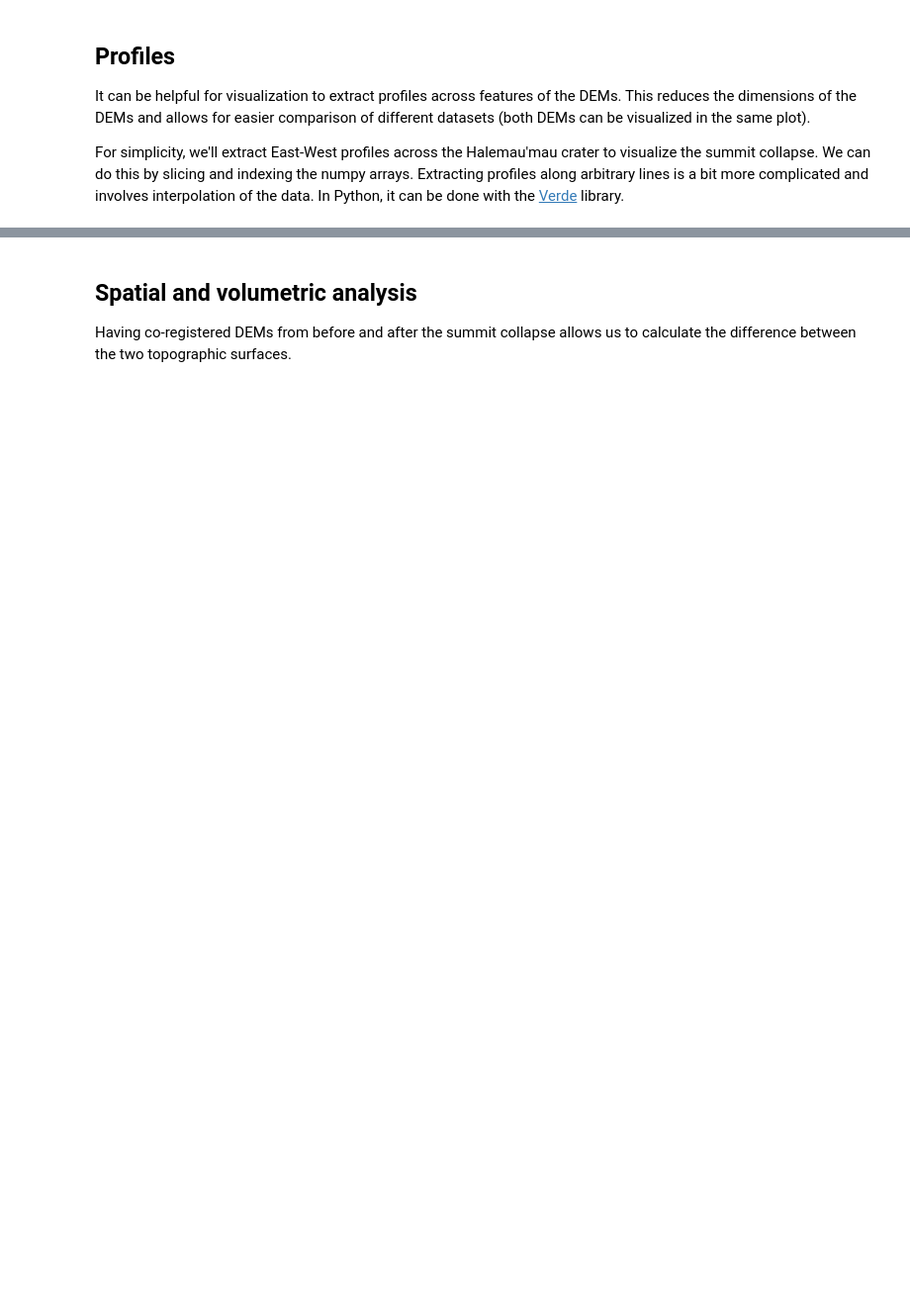
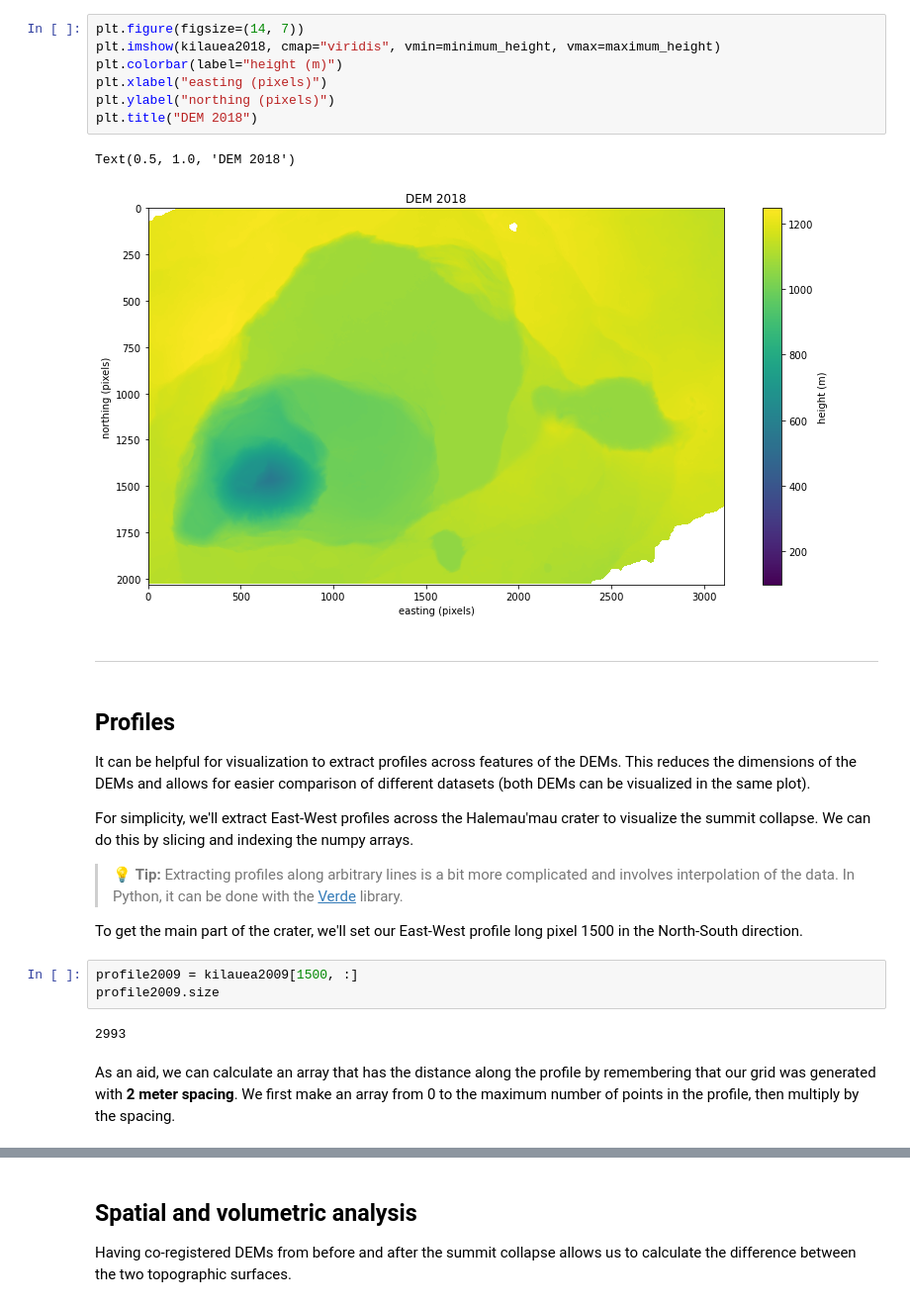
Before and after one commit to leouieda/remote-sensing, a Jupyter notebook: practicals/practical3.ipynb, the cells around one changed output, grey strips where cells are left out. Shown: that part at 99% size. Saved outputs shown, nothing was run; the diff lists cells and outputs as text; blank space fills up the shorter version.

```diff
--- a/practicals/practical3.ipynb
+++ b/practicals/practical3.ipynb
@@ -38,6 +144,29 @@ Make pseudo-color maps of both DEMs (including a colorbar). Choose an [appropria
+# %%
+plt.figure(figsize=(14, 7))
+plt.imshow(kilauea2018, cmap="viridis", vmin=minimum_height, vmax=maximum_height)
+plt.colorbar(label="height (m)")
+plt.xlabel("easting (pixels)")
+plt.ylabel("northing (pixels)")
+plt.title("DEM 2018")
+# %% [output]
+Text(0.5, 1.0, 'DEM 2018')
+[figure, added]
+# %% [markdown]
+----
 # %% [markdown]
 ## Profiles
 
 It can be helpful for visualization to extract profiles across features of the DEMs. This reduces the dimensions of the DEMs and allows for easier comparison of different datasets (both DEMs can be visualized in the same plot).
 
-For simplicity, we'll extract East-West profiles across the Halemau'mau crater to visualize the summit collapse. We can do this by slicing and indexing the numpy arrays. Extracting profiles along arbitrary lines is a bit more complicated and involves interpolation of the data. In Python, it can be done with the [Verde](https://www.fatiando.org/verde/latest/) library.
+For simplicity, we'll extract East-West profiles across the Halemau'mau crater to visualize the summit collapse. We can do this by slicing and indexing the numpy arrays.
+
+> 💡 **Tip:** Extracting profiles along arbitrary lines is a bit more complicated and involves interpolation of the data. In Python, it can be done with the [Verde](https://www.fatiando.org/verde/latest/) library.
+
+To get the main part of the crater, we'll set our East-West profile long pixel 1500 in the North-South direction.
+# %%
+profile2009 = kilauea2009[1500, :]
+profile2009.size
+# %% [output]
+2993
+# %% [markdown]
+As an aid, we can calculate an array that has the distance along the profile by remembering that our grid was generated with **2 meter spacing**. We first make an array from 0 to the maximum number of points in the profile, then multiply by the spacing.
```
Also changed, not shown: parts of 31 cells of this notebook, 1 other file.
